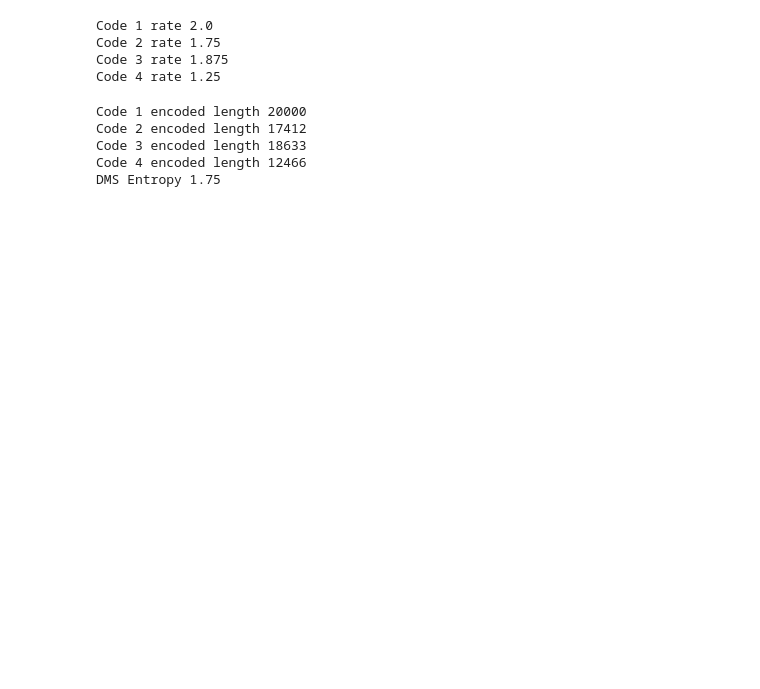
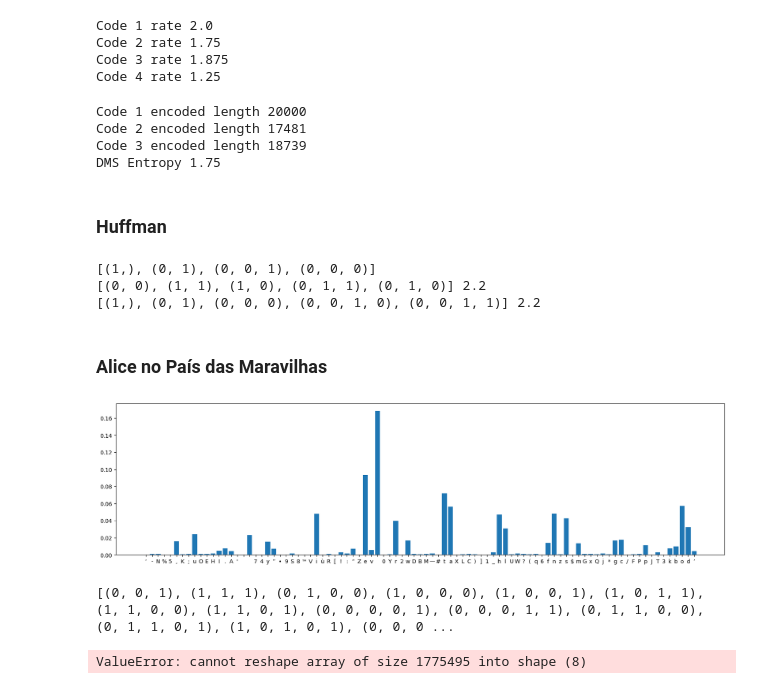
Before and after one commit to gabrielluizep/workbook-eng-telecom, a Jupyter notebook: com2/lossless.ipynb, the cells around one changed output. Drawn from its saved outputs; the diff is of its cells as text; code cells hidden in the pictures; blank space fills up the shorter version.

Commit message:
feat(com2): huffman encoding

```diff
--- a/com2/lossless.ipynb
+++ b/com2/lossless.ipynb
@@ -98,13 +92,61 @@ print("Code 2 encoded length", len(bits2))
 bits3 = code3.encode(text)
 print("Code 3 encoded length", len(bits3))
 
-bits4 = code4.encode(text)
-print("Code 4 encoded length", len(bits4))
-
 print("DMS Entropy", dms.entropy())
 # %% [output]
 Code 1 encoded length 20000
-Code 2 encoded length 17412
-Code 3 encoded length 18633
-Code 4 encoded length 12466
+Code 2 encoded length 17481
+Code 3 encoded length 18739
 DMS Entropy 1.75
+# %% [markdown]
+### Huffman
+# %%
+pmf1 = [1 / 2, 1 / 4, 1 / 8, 1 / 8]
+huff1 = komm.HuffmanCode(pmf1)
+print(huff1.codewords)
+
+pmf2 = [0.4, 0.2, 0.2, 0.1, 0.1]
+huff2 = komm.HuffmanCode(pmf2)
+print(huff2.codewords, huff2.rate(pmf2))
+
+huff2a = komm.HuffmanCode(pmf2, policy="low")
+print(huff2a.codewords, huff2a.rate(pmf2))
+# %% [output]
+[(1,), (0, 1), (0, 0, 1), (0, 0, 0)]
+[(0, 0), (1, 1), (1, 0), (0, 1, 1), (0, 1, 0)] 2.2
+[(1,), (0, 1), (0, 0, 0), (0, 0, 1, 0), (0, 0, 1, 1)] 2.2
+# %% [markdown]
+### Alice no País das Maravilhas
+# %%
+with open("assets/pg11.txt") as f:
+    text = f.read()
+
+chars = set(text)
+counts = {c: text.count(c) for c in chars}
+probabilities = {c: counts[c] / len(text) for c in chars}
+# %%
+import matplotlib.pyplot as plt
+
+plt.figure(figsize=(20, 5))
+
+plt.bar(range(len(probabilities)), list(probabilities.values()), align="center")
+plt.xticks(range(len(probabilities)), list(probabilities.keys()))
+
+plt.show()
+# %% [output]
+[figure, added]
+# %%
+pmf = sorted([counts[c] / len(text) for c in chars], reverse=True)
+huff = komm.HuffmanCode(pmf)
+
+print(huff.codewords)
+# %% [output]
+[(0, 0, 1), (1, 1, 1), (0, 1, 0, 0), (1, 0, 0, 0), (1, 0, 0, 1), (1, 0, 1, 1), (1, 1, 0, 0), (1, 1, 0, 1), (0, 0, 0, 0, 1), (0, 0, 0, 1, 1), (0, 1, 1, 0, 0), (0, 1, 1, 0, 1), (1, 0, 1, 0, 1), (0, 0, 0 ...
+# %%
+indexes = {c: i for i, c in enumerate(chars)}
+indexed_text = [indexes[c] for c in text]
+huff_encoded = huff.encode(indexed_text)
+
+# save into bin file
+# %% [output]
+ValueError: cannot reshape array of size 1775495 into shape (8)
```
Also changed, not shown: parts of 1 cell of this notebook.
